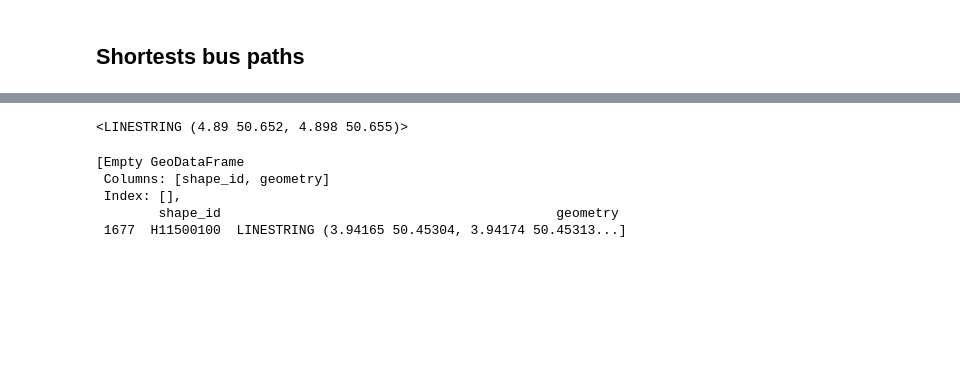
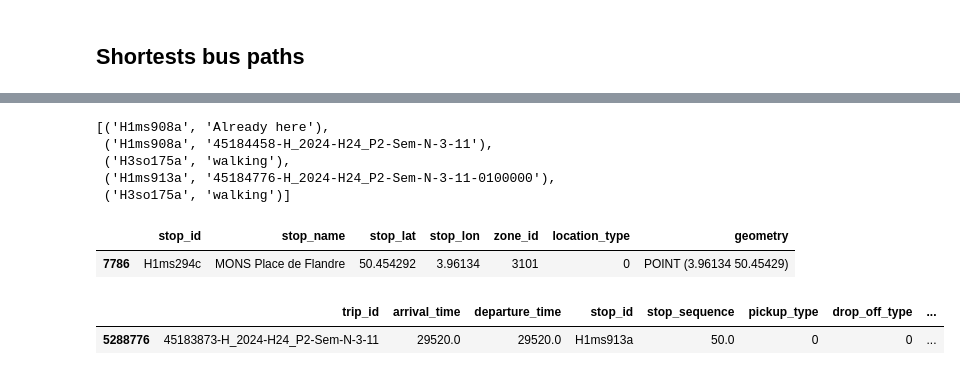
Before and after one commit to kaufmanno/GSDMA_2024, a Jupyter notebook: FInal_Notebook.ipynb, the cells around one changed output, grey strips where cells are left out. Drawn from its saved outputs; the diff is of its cells as text; code cells hidden in the pictures; blank space fills up the shorter version.

```diff
--- a/FInal_Notebook.ipynb
+++ b/FInal_Notebook.ipynb
@@ -229,7 +227,7 @@ def create_gdf_with_paths(graph, start_point, paths, bus_stops):
     return gdf_nodes
 # %%
 def compute_walk_time(A_stop, B_stop):
-    walk_speed=4#km/h
+    walk_speed=3#km/h
     #For the moment, I divide the distance between them by 4km/h
     #In the future, we will use the length of the shortest walkable path between the points
 
@@ -299,7 +297,7 @@ def explore_node(geo_stops, active_trips, active_stop_times, found_stop_times, b
     num_trans=cur_stop_time['number_trips']+1
     #print(cur_stop_time[['stop_id','final_arrival_time', 'intermediary_stops']])
     num_trans=num_trans.iloc[0]
-    max_trans=3
+    max_trans=5
     if(num_trans>max_trans):
         print("Max number of transfers reached")
         return pd.DataFrame(), best_arrival_time, best_path
@@ -311,18 +309,18 @@ def explore_node(geo_stops, active_trips, active_stop_times, found_stop_times, b
     other_stops_times=find_next_stops(best_arrival_time, active_trips, active_stop_times, cur_stop_id, cur_time)
 
     if(other_stops_times.size>0):
-
         #print(previous_stops)
         other_stops_times['number_trips']=num_trans
         #print(cur_stop_time)
         other_stops_times['intermediary_stops']=other_stops_times.apply(lambda x:UpdatePath(cur_stop_time,x),axis=1)
 
         #Compute the proximity of the stops discovered from the arrival stop
-        other_stops=geo_stops.merge(other_stops_times.reset_index(), on='stop_id',how='right', )
+        other_stops=geo_stops.merge(other_stops_times.reset_index(), on='stop_id',how='right')
         new_walk_times=compute_walk_time(other_stops.to_crs(3812), arrival_stop.to_crs(3812).iloc[0].geometry)#TODO: Optimize: store arrival_stop in crs 3812
         other_stops['final_arrival_time']=other_stops['arrival_time']+new_walk_times
         other_stops=other_stops.set_index('index')
         new_best_arrival_time=other_stops['final_arrival_time'].min()
+        print(new_best_arrival_time)
         if(new_best_arrival_time<best_arrival_time):
             #Update the current best path
             previous_stops=other_stops[other_stops['final_arrival_time']==new_best_arrival_time].copy()
@@ -561,13 +593,19 @@ Index: []
-# %%
-LineString([geo_stops.iloc[0].geometry, geo_stops.iloc[10].geometry])
-# %% [output]
-<LINESTRING (4.89 50.652, 4.898 50.655)>
-# %%
-geo_paths
-# %% [output]
-[Empty GeoDataFrame
- Columns: [shape_id, geometry]
- Index: [],
-        shape_id                                           geometry
- 1677  H11500100  LINESTRING (3.94165 50.45304, 3.94174 50.45313...]
+# %%
+best_path
+# %% [output]
+[('H1ms908a', 'Already here'),
+ ('H1ms908a', '45184458-H_2024-H24_P2-Sem-N-3-11'),
+ ('H3so175a', 'walking'),
+ ('H1ms913a', '45184776-H_2024-H24_P2-Sem-N-3-11-0100000'),
+ ('H3so175a', 'walking')]
+# %%
+geo_stops[geo_stops['stop_id']=='H1ms294c']
+# %% [output]
+|  | stop_id | stop_name | stop_lat | stop_lon | zone_id | location_type | geometry |
+| 7786 | H1ms294c | MONS Place de Flandre | 50.454292 | 3.96134 | 3101 | 0 | POINT (3.96134 50.45429) |
+# %%
+found_stop_times[found_stop_times['stop_id']=='H1ms913a']
+# %% [output]
+|  | trip_id | arrival_time | departure_time | stop_id | stop_sequence | pickup_type | drop_off_type | ... |
+| 5288776 | 45183873-H_2024-H24_P2-Sem-N-3-11 | 29520.0 | 29520.0 | H1ms913a | 50.0 | 0 | 0 | ... |
 # %%
```
Also changed, not shown: parts of 8 cells of this notebook.
